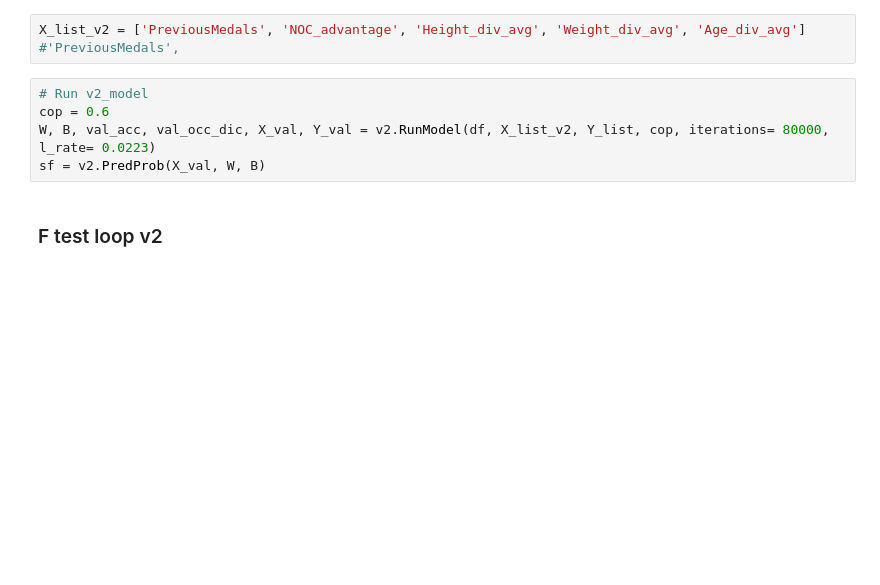
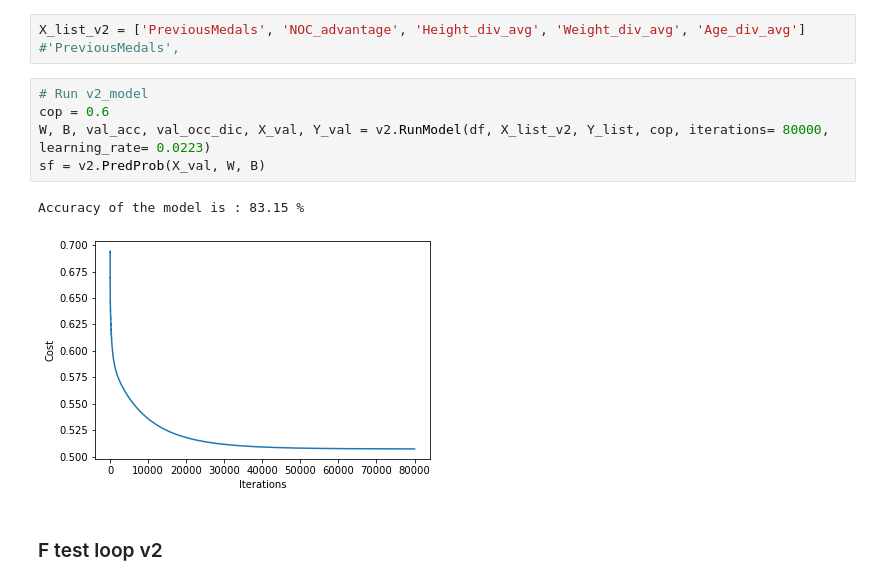
Before and after one commit to MrKahr/P1-dataanalyse, a Jupyter notebook: logistic_regression/F_test_v2.ipynb, the cells around one changed output. Cells and saved outputs as stored; diff of their text form; blank space fills up the shorter version.

```diff
--- a/logistic_regression/F_test_v2.ipynb
+++ b/logistic_regression/F_test_v2.ipynb
@@ -110,8 +120,11 @@ X_list_v2 = ['PreviousMedals', 'NOC_advantage', 'Height_div_avg', 'Weight_div_av
 # %%
 # Run v2_model
 cop = 0.6
-W, B, val_acc, val_occ_dic, X_val, Y_val = v2.RunModel(df, X_list_v2, Y_list, cop, iterations= 80000, l_rate= 0.0223)
+W, B, val_acc, val_occ_dic, X_val, Y_val = v2.RunModel(df, X_list_v2, Y_list, cop, iterations= 80000, learning_rate= 0.0223)
 sf = v2.PredProb(X_val, W, B)
+# %% [output]
+Accuracy of the model is : 83.15 %
+[figure, added]
 # %% [markdown]
 ### F test loop v2
 # %%
```
Also changed, not shown: parts of 8 cells of this notebook, 2 other files.
